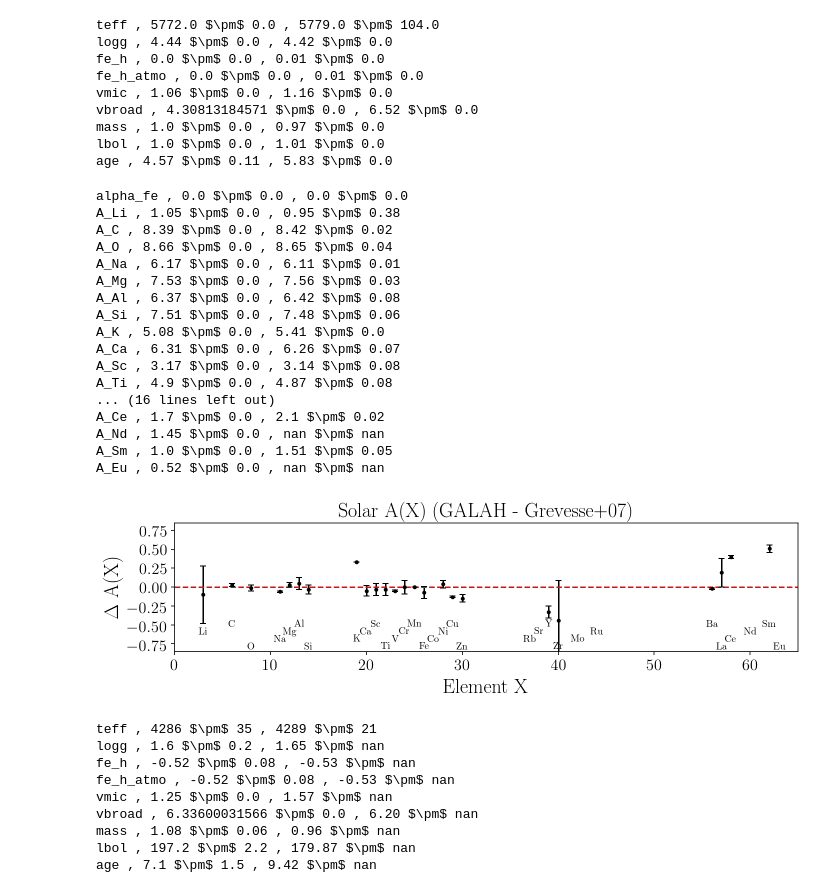
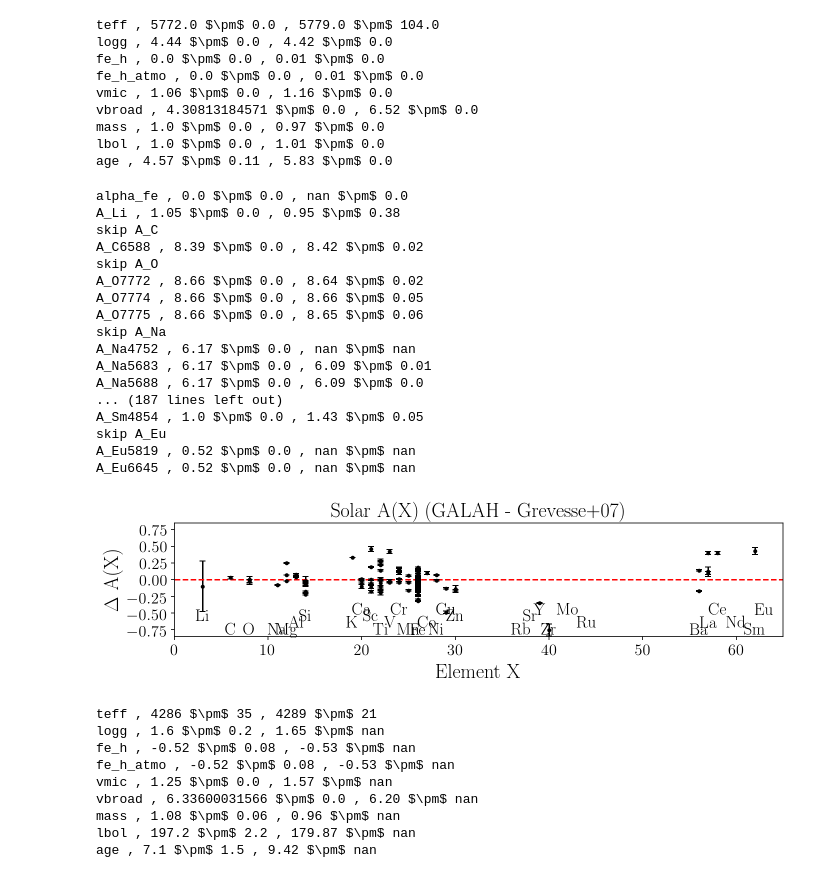
Before and after one commit to svenbuder/GALAH_DR3, a Jupyter notebook: abundance_zeropoints/abundance_zeropoints.ipynb, the cells around one changed output. Cells and saved outputs as stored; diff of their text form; code cells hidden in the pictures.

```diff
--- a/abundance_zeropoints/abundance_zeropoints.ipynb
+++ b/abundance_zeropoints/abundance_zeropoints.ipynb
@@ -384,52 +729,65 @@ age , 4.57 $\pm$ 0.11 , 5.83 $\pm$ 0.0
 # %%
 for each_key in sun.keys():
     if each_key not in ['teff','logg','fe_h','fe_h_atmo','vmic','vbroad','mass','lbol','age']:
-        print(each_key,',',sun[each_key][0],'$\pm$',sun[each_key][1],',',galah_sun[each_key][0],'$\pm$',galah_sun[each_key][1])
+        try:
+            print(each_key,',',sun[each_key][0],'$\pm$',sun[each_key][1],',',galah_sun[each_key][0],'$\pm$',galah_sun[each_key][1])
+        except:
+            print('skip '+each_key)
 # %% [output]
-alpha_fe , 0.0 $\pm$ 0.0 , 0.0 $\pm$ 0.0
+alpha_fe , 0.0 $\pm$ 0.0 , nan $\pm$ 0.0
 A_Li , 1.05 $\pm$ 0.0 , 0.95 $\pm$ 0.38
-A_C , 8.39 $\pm$ 0.0 , 8.42 $\pm$ 0.02
-A_O , 8.66 $\pm$ 0.0 , 8.65 $\pm$ 0.04
-A_Na , 6.17 $\pm$ 0.0 , 6.11 $\pm$ 0.01
-A_Mg , 7.53 $\pm$ 0.0 , 7.56 $\pm$ 0.03
-A_Al , 6.37 $\pm$ 0.0 , 6.42 $\pm$ 0.08
-A_Si , 7.51 $\pm$ 0.0 , 7.48 $\pm$ 0.06
-A_K , 5.08 $\pm$ 0.0 , 5.41 $\pm$ 0.0
-A_Ca , 6.31 $\pm$ 0.0 , 6.26 $\pm$ 0.07
-A_Sc , 3.17 $\pm$ 0.0 , 3.14 $\pm$ 0.08
-A_Ti , 4.9 $\pm$ 0.0 , 4.87 $\pm$ 0.08
-... (16 lines left out)
-A_Ce , 1.7 $\pm$ 0.0 , 2.1 $\pm$ 0.02
-A_Nd , 1.45 $\pm$ 0.0 , nan $\pm$ nan
-A_Sm , 1.0 $\pm$ 0.0 , 1.51 $\pm$ 0.05
-A_Eu , 0.52 $\pm$ 0.0 , nan $\pm$ nan
+skip A_C
+A_C6588 , 8.39 $\pm$ 0.0 , 8.42 $\pm$ 0.02
+skip A_O
+A_O7772 , 8.66 $\pm$ 0.0 , 8.64 $\pm$ 0.02
+A_O7774 , 8.66 $\pm$ 0.0 , 8.66 $\pm$ 0.05
+A_O7775 , 8.66 $\pm$ 0.0 , 8.65 $\pm$ 0.06
+skip A_Na
+A_Na4752 , 6.17 $\pm$ 0.0 , nan $\pm$ nan
+A_Na5683 , 6.17 $\pm$ 0.0 , 6.09 $\pm$ 0.01
+A_Na5688 , 6.17 $\pm$ 0.0 , 6.09 $\pm$ 0.0
+... (187 lines left out)
+A_Sm4854 , 1.0 $\pm$ 0.0 , 1.43 $\pm$ 0.05
+skip A_Eu
+A_Eu5819 , 0.52 $\pm$ 0.0 , nan $\pm$ nan
+A_Eu6645 , 0.52 $\pm$ 0.0 , nan $\pm$ nan
 # %%
 kwargs_errorbar = dict(color = 'k', capsize=3, fmt='o', ms=3)
 
 f, (ax1) = plt.subplots(1, figsize=(10,3))
 
 #ax1.set_title('Solar A(X) (GALAH - Asplund+09)', fontsize=20)
 ax1.set_title('Solar A(X) (GALAH - Grevesse+07)', fontsize=20)
 ax1.axhline(0, color='r', ls='dashed')
 ax1.set_ylim(-0.851, 0.851)
 ax1.set_xlim(0,65)
 ax1.set_xlabel('Element X')
 ax1.set_ylabel(r'$\Delta$ A(X)')
 ax1.set_yticks([-0.75,-0.5, -0.25, 0.0, 0.25, 0.5,0.75])
 
 for it, each_key in enumerate(sun.keys()):
     if each_key not in ['teff','logg','fe_h','fe_h_atmo','vmic','vbroad','mass','lbol','age','alpha_fe']:
-        ax1.errorbar(
-            sun[each_key][2],
-            float(galah_sun[each_key][0]) - float(sun[each_key][0]),
-            yerr = np.sqrt(float(galah_sun[each_key][1])**2 + float(sun[each_key][1])**2),
-            **kwargs_errorbar
-            )
-        ax1.text(sun[each_key][2], -.825 + it%4*0.1, each_key[2:],ha='center')
+        try:
+            ax1.errorbar(
+                sun[each_key][2],
+                float(galah_sun[each_key][0]) - float(sun[each_key][0]),
+                yerr = np.sqrt(float(galah_sun[each_key][1])**2 + float(sun[each_key][1])**2),
+                **kwargs_errorbar
+                )
+            if each_key != sun.keys()[-1]:
+                if sun.keys()[it][2] != sun.keys()[it+1][2]:
+                    if each_key[2:] in ['C6588','O7772','O7774','O7775','K5802','K7699','V4747','V4784','V4797','V4832','Y4855','Y4884','Y5663','Y5729']:
+                        ax1.text(sun[each_key][2], -.825 + it%4*0.1, each_key[2:][:1],ha='center')
+                    else:
+                        ax1.text(sun[each_key][2], -.825 + it%4*0.1, each_key[2:][:2],ha='center')
+            else:
+                ax1.text(sun[each_key][2], -.825 + it%4*0.1, each_key[2:][:2],ha='center')
+        except:
+            pass
 plt.tight_layout()
 plt.savefig('figures/abundance_zeropoints_sun.png', dpi=300, bbox_inches='tight')
 # %% [output]
-[figure, old version]
+[figure, new version]
 # %%
 for each_key in ['teff','logg','fe_h','fe_h_atmo','vmic','vbroad','mass','lbol','age']:
     print(each_key,',',arcturus[each_key][0],'$\pm$',arcturus[each_key][1],',',galah_arcturus[each_key][0],'$\pm$',galah_arcturus[each_key][1])
```
Also changed, not shown: parts of 12 cells of this notebook, 46 other files.
